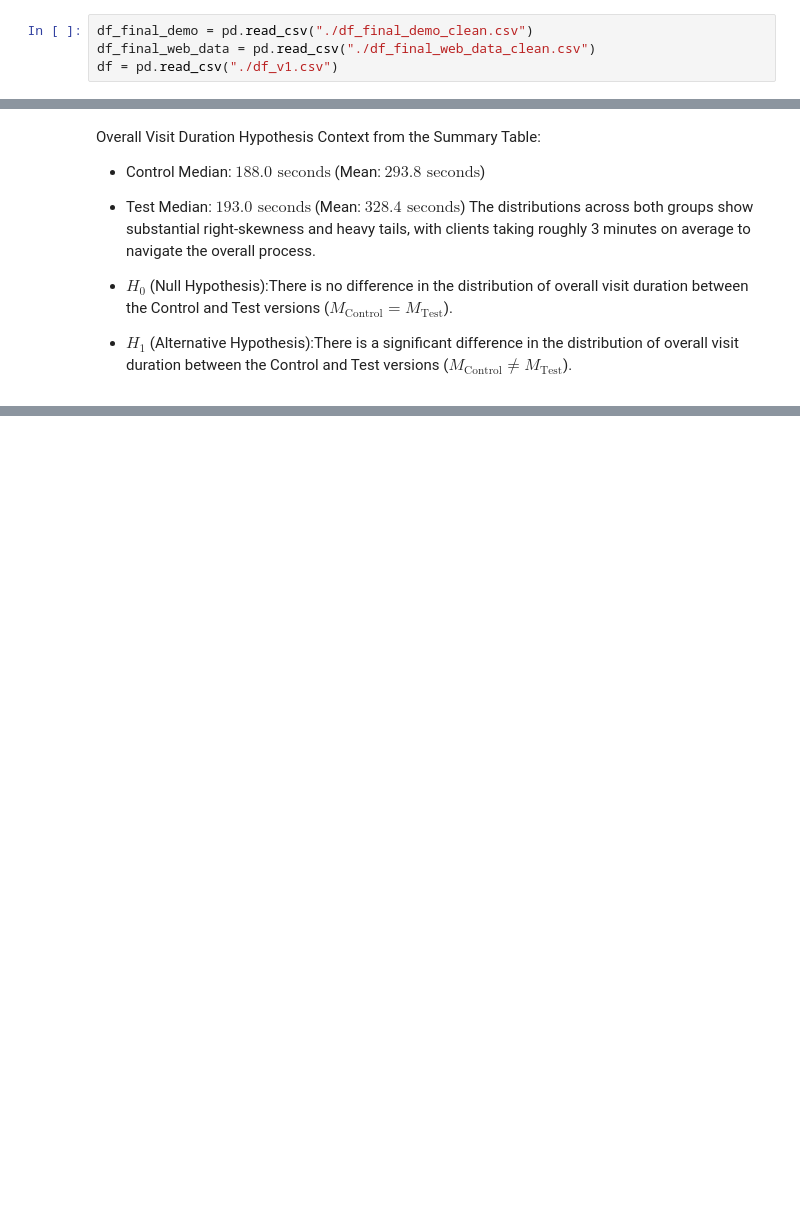
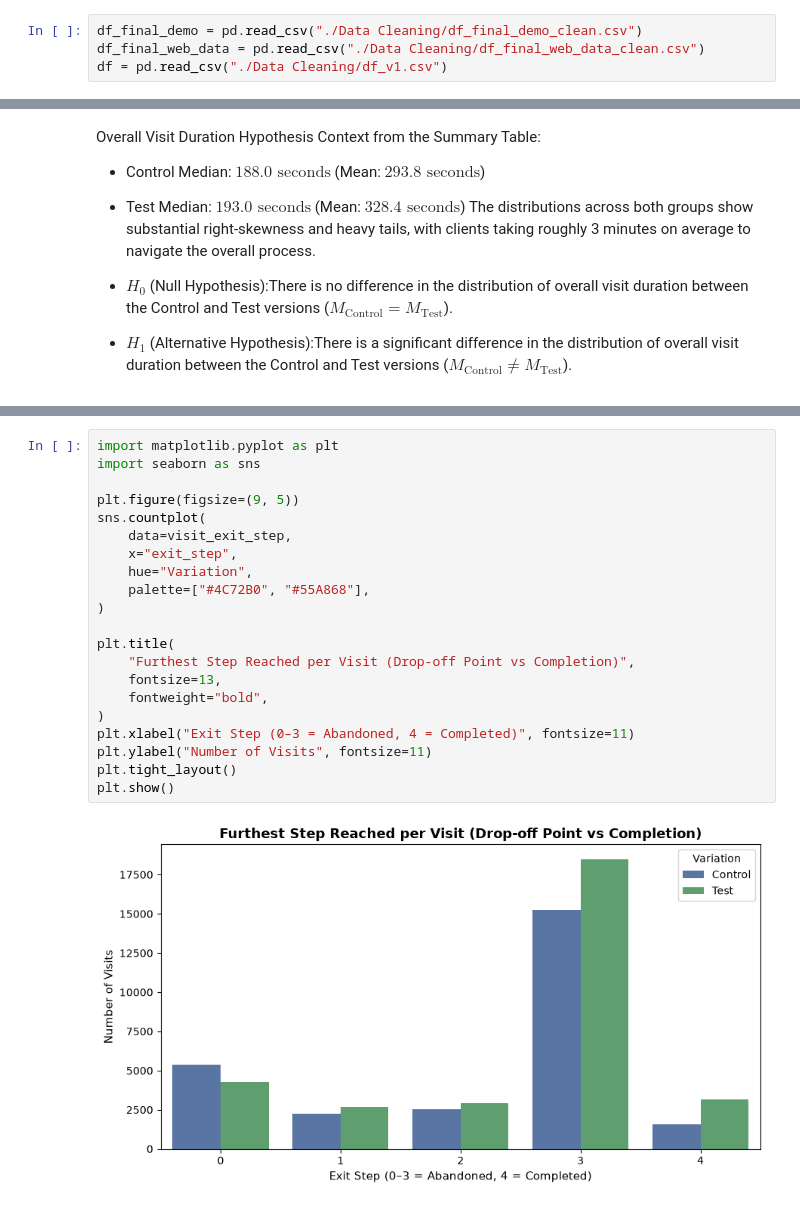
Before and after one commit to Pumikako/slytherin, a Jupyter notebook: Sofija's Analysis.ipynb, the cells around one changed output, grey strips where cells are left out. Drawn from its saved outputs; the diff is of its cells as text; blank space fills up the shorter version.

```diff
--- a/Sofija's Analysis.ipynb
+++ b/Sofija's Analysis.ipynb
@@ -4,9 +4,9 @@ import matplotlib.pyplot as plt
 import seaborn as sns
 import numpy as np
 # %%
-df_final_demo = pd.read_csv("./df_final_demo_clean.csv")
-df_final_web_data = pd.read_csv("./df_final_web_data_clean.csv")
-df = pd.read_csv("./df_v1.csv")
+df_final_demo = pd.read_csv("./Data Cleaning/df_final_demo_clean.csv")
+df_final_web_data = pd.read_csv("./Data Cleaning/df_final_web_data_clean.csv")
+df = pd.read_csv("./Data Cleaning/df_v1.csv")
 # %%
 df.head()
 # %% [output]
@@ -170,0 +274,23 @@ The distributions across both groups show substantial right-skewness and heavy t
+# %%
+import matplotlib.pyplot as plt
+import seaborn as sns
+
+plt.figure(figsize=(9, 5))
+sns.countplot(
+    data=visit_exit_step,
+    x="exit_step",
+    hue="Variation",
+    palette=["#4C72B0", "#55A868"],
+)
+
+plt.title(
+    "Furthest Step Reached per Visit (Drop-off Point vs Completion)",
+    fontsize=13,
+    fontweight="bold",
+)
+plt.xlabel("Exit Step (0–3 = Abandoned, 4 = Completed)", fontsize=11)
+plt.ylabel("Number of Visits", fontsize=11)
+plt.tight_layout()
+plt.show()
+# %% [output]
+[figure, added]
```
Also changed, not shown: parts of 11 cells of this notebook.
